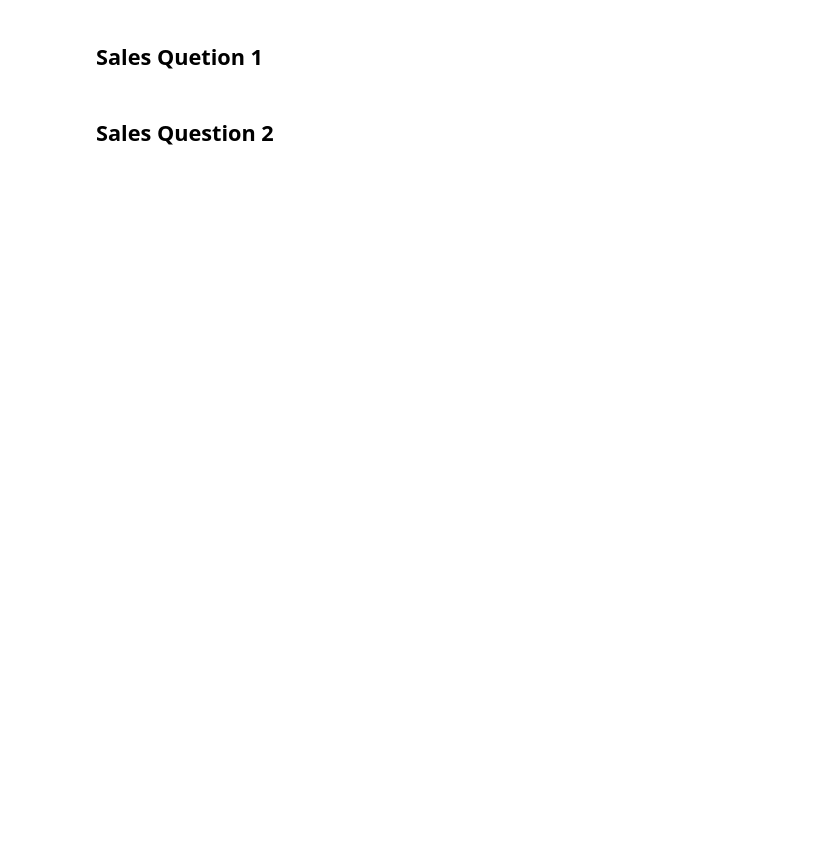
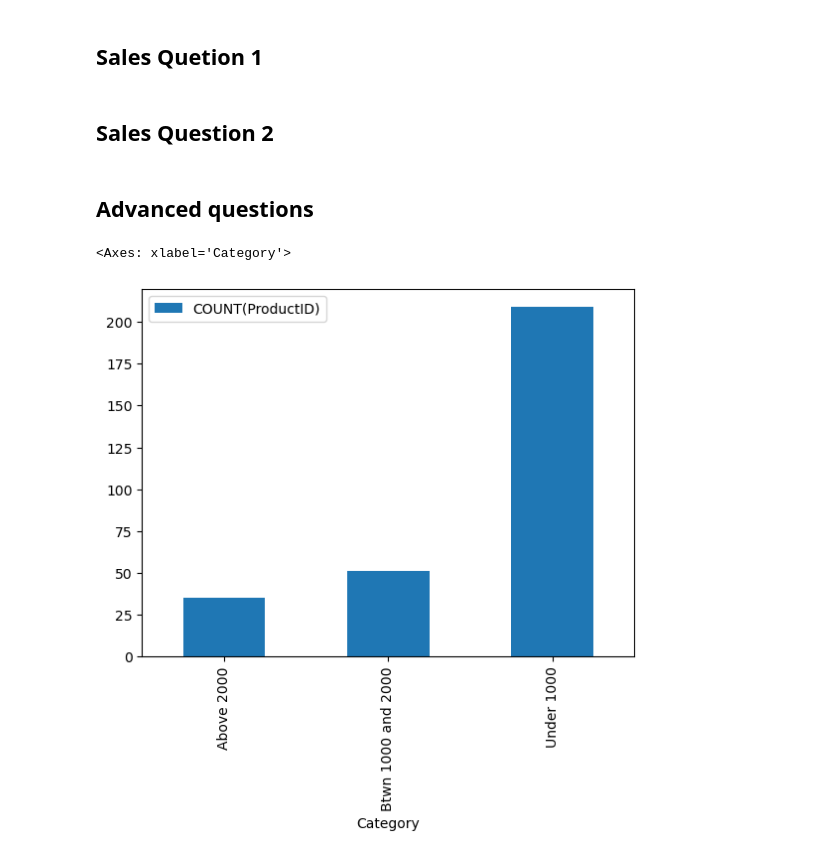
Before and after one commit to russellcha1/SQL-casestudy, a Jupyter notebook: SQL-casestudy.ipynb, the cells around one changed output. Saved outputs shown, nothing was run; the diff lists cells and outputs as text; code cells hidden in the pictures; blank space fills up the shorter version.

Commit message:
advanced task

```diff
--- a/SQL-casestudy.ipynb
+++ b/SQL-casestudy.ipynb
@@ -119,6 +121,24 @@ with sqlite3.connect('AdventureWorks.db') as conn:
     customers_df = pd.read_sql_query(query, conn)
 
 customers_df.to_excel('out/customers_for_month.xlsx', index=False)
+# %%
+query = '''
+SELECT
+    CASE
+        WHEN c.CompanyName != "" THEN 1
+        ELSE 0
+    END AS Company,
+    AVG(s.SubTotal),
+    COUNT(c.CustomerID)
+FROM Customer AS c
+JOIN SalesOrderHeader AS s
+    ON s.CustomerID = c.CustomerID
+GROUP BY Company
+'''
+with sqlite3.connect('AdventureWorks.db') as conn:
+    avg_order_company = pd.read_sql_query(query, conn)
+
+avg_order_company.to_excel('out/avg_order_company.xlsx', index=False)
 # %% [markdown]
 ## Sales Quetion 1
 # %%
@@ -149,3 +169,23 @@ with sqlite3.connect('AdventureWorks.db') as conn:
     sales_order_qty_df = pd.read_sql_query(query, conn)
 
 sales_order_qty_df.to_excel('out/Company_Qty.xlsx', index=False)
+# %% [markdown]
+## Advanced questions
+# %%
+query = '''
+SELECT COUNT(ProductID),
+CASE WHEN ListPrice < 1000 THEN 'Under 1000'
+WHEN ListPrice BETWEEN 1000 AND 2000 THEN 'Btwn 1000 and 2000'
+ELSE 'Above 2000'
+END AS Category
+FROM Product
+GROUP BY Category;
+'''
+
+with sqlite3.connect('AdventureWorks.db') as conn:
+    prod_category_count = pd.read_sql_query(query, conn)
+
+prod_category_count.plot(kind='bar', x= 'Category')
+# %% [output]
+<Axes: xlabel='Category'>
+[figure, added]
```
Also changed, not shown: parts of 5 cells of this notebook, 8 other files.
